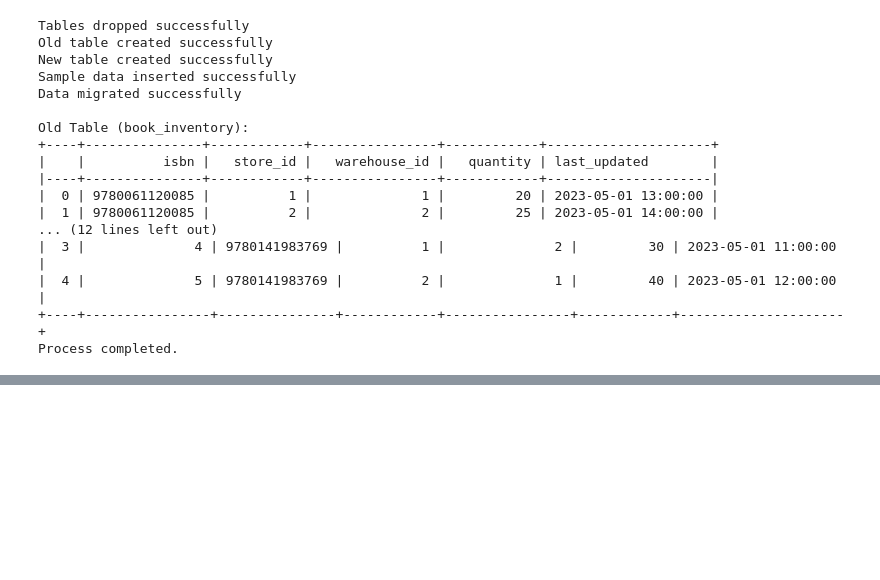
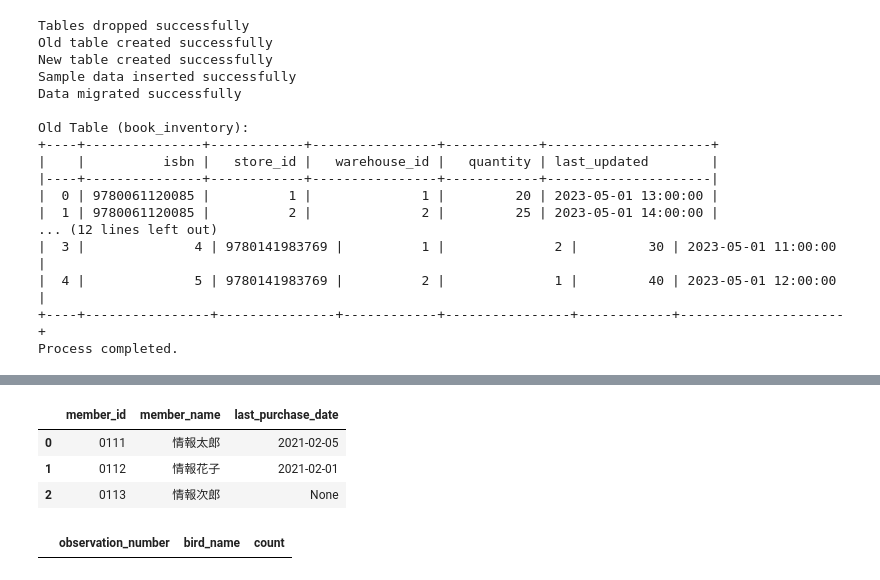
Before and after one commit to phonon-py/DatabaseSpecialistStudy, a Jupyter notebook: lesson_mysql.ipynb, the cells around one changed output, grey strips where cells are left out. Cells and saved outputs as stored; diff of their text form; code cells hidden in the pictures; blank space fills up the shorter version.

```diff
--- a/lesson_mysql.ipynb
+++ b/lesson_mysql.ipynb
@@ -2042,0 +2094,50 @@ Process completed.
+# %%
+# トランザクションを開始し、テーブル作成とデータ挿入を行う
+with engine.begin() as connection:
+    # テーブル作成
+    connection.execute(text("""
+    CREATE TABLE IF NOT EXISTS member_items (
+        id INT AUTO_INCREMENT PRIMARY KEY,
+        member_id VARCHAR(4),
+        item_name VARCHAR(50),
+        item_value VARCHAR(50)
+    )
+    """))
+
+    # データ挿入
+    connection.execute(text("""
+    INSERT INTO member_items (member_id, item_name, item_value)
+    VALUES
+        ('0111', '会員名', '情報太郎'),
+        ('0111', '最終購入年月日', '2021-02-05'),
+        ('0112', '会員名', '情報花子'),
+        ('0112', '最終購入年月日', '2021-01-30'),
+        ('0112', '最終購入年月日', '2021-02-01'),
+        ('0113', '会員名', '情報次郎')
+    """))
+    # トランザクションは自動的にコミットされます
+
+# 正解のSQLクエリ
+q = """
+SELECT member_id,
+       MAX(CASE WHEN item_name = '会員名' THEN item_value END) AS member_name,
+       MAX(CASE WHEN item_name = '最終購入年月日' THEN item_value END) AS last_purchase_date
+FROM (
+    SELECT member_id, item_name, item_value
+    FROM member_items
+    WHERE id IN (
+        SELECT MAX(id)
+        FROM member_items
+        GROUP BY member_id, item_name
+    )
+) T
+GROUP BY member_id
+ORDER BY member_id
+"""
+
+execute_query_to_dataframe(q,engine)
+# %% [output]
+|  | member_id | member_name | last_purchase_date |
+| 0 | 0111 | 情報太郎 | 2021-02-05 |
+| 1 | 0112 | 情報花子 | 2021-02-01 |
+| 2 | 0113 | 情報次郎 | None |
@@ -2042,0 +2154,4 @@ Process completed.
+# %%
+get_table_data('bird_observation', engine)
+# %% [output]
+|  | observation_number | bird_name | count |
```
Also changed, not shown: parts of 15 cells of this notebook.
